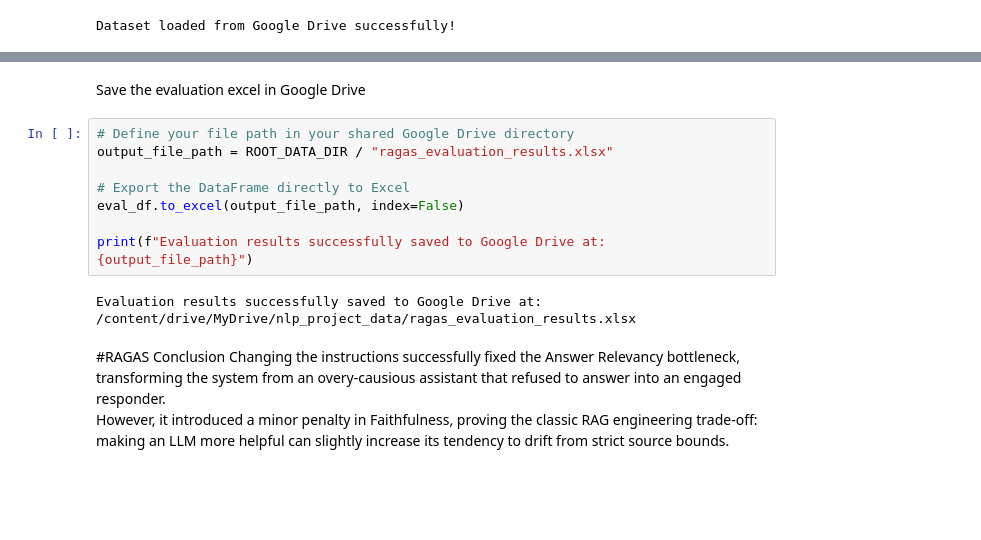
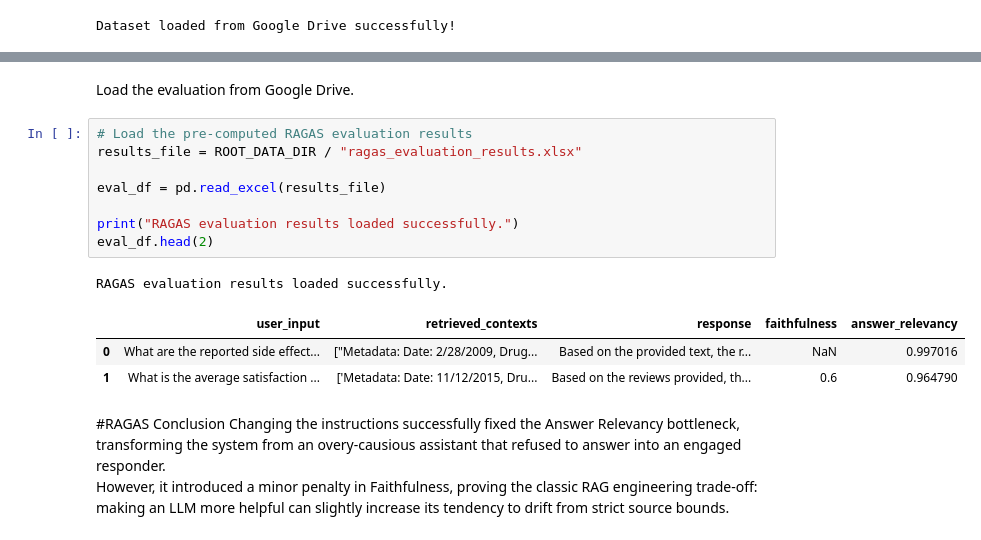
Before and after one commit to kitlapp/NLP-Course, a Jupyter notebook: pr_042_RAG.ipynb, the cells around one changed output, grey strips where cells are left out. Drawn from its saved outputs; the diff is of its cells as text; blank space fills up the shorter version.

```diff
--- a/pr_042_RAG.ipynb
+++ b/pr_042_RAG.ipynb
@@ -1091,15 +1089,18 @@ https://docs.google.com/spreadsheets/d/16onU5ar7tctuslhq6h30ls-7WSPL4LDSn1bqVROA
 # %% [markdown]
-Save the evaluation excel in Google Drive
+Load the evaluation from Google Drive.
-# %%
-# Define your file path in your shared Google Drive directory
-output_file_path = ROOT_DATA_DIR / "ragas_evaluation_results.xlsx"
-
-# Export the DataFrame directly to Excel
-eval_df.to_excel(output_file_path, index=False)
-
-print(f"Evaluation results successfully saved to Google Drive at: {output_file_path}")
-# %% [output]
-Evaluation results successfully saved to Google Drive at: /content/drive/MyDrive/nlp_project_data/ragas_evaluation_results.xlsx
+# %%
+# Load the pre-computed RAGAS evaluation results
+results_file = ROOT_DATA_DIR / "ragas_evaluation_results.xlsx"
+
+eval_df = pd.read_excel(results_file)
+
+print("RAGAS evaluation results loaded successfully.")
+eval_df.head(2)
+# %% [output]
+RAGAS evaluation results loaded successfully.
+|  | user_input | retrieved_contexts | response | faithfulness | answer_relevancy |
+| 0 | What are the reported side effect... | ["Metadata: Date: 2/28/2009, Drug... | Based on the provided text, the r... | NaN | 0.997016 |
+| 1 | What is the average satisfaction ... | ['Metadata: Date: 11/12/2015, Dru... | Based on the reviews provided, th... | 0.6 | 0.964790 |
 # %% [markdown]
 #RAGAS Conclusion
 Changing the instructions successfully fixed the Answer Relevancy bottleneck, transforming the system from an overy-causious assistant that refused to answer into an engaged responder.
```
Also changed, not shown: parts of 28 cells of this notebook.
